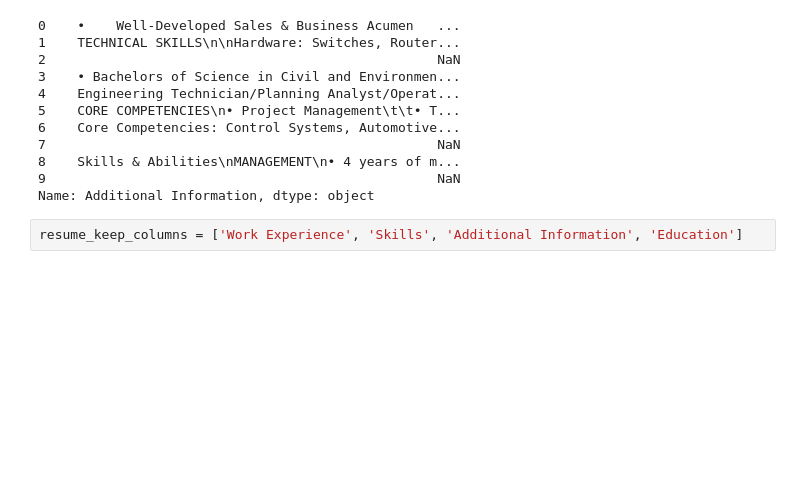
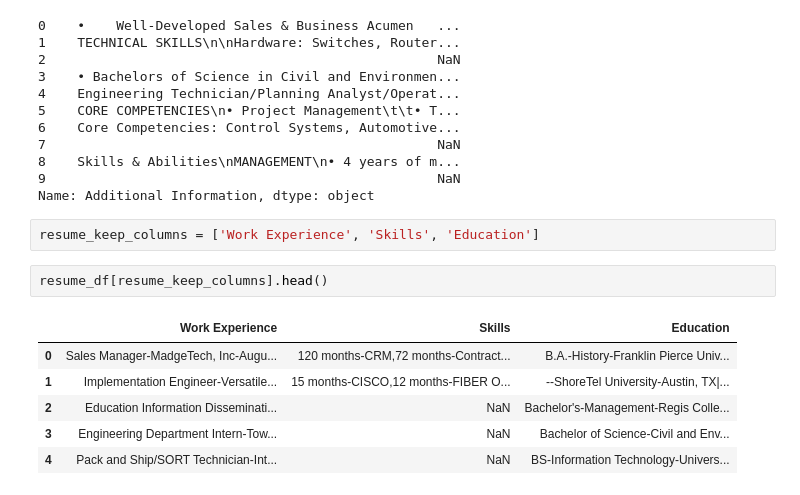
Before and after one commit to wujenny214/F25_NLP_Cross-Domain-Job-Matching, a Jupyter notebook: data_exploration.ipynb, the cells around one changed output. Cells and saved outputs as stored; diff of their text form; blank space fills up the shorter version.

```diff
--- a/data_exploration.ipynb
+++ b/data_exploration.ipynb
@@ -65,4 +65,13 @@ print(resume_df["Additional Information"])
 9                                                  NaN
 Name: Additional Information, dtype: object
 # %%
-resume_keep_columns = ['Work Experience', 'Skills', 'Additional Information', 'Education']
+resume_keep_columns = ['Work Experience', 'Skills', 'Education']
+# %%
+resume_df[resume_keep_columns].head()
+# %% [output]
+|  | Work Experience | Skills | Education |
+| 0 | Sales Manager-MadgeTech, Inc-Augu... | 120 months-CRM,72 months-Contract... | B.A.-History-Franklin Pierce Univ... |
+| 1 | Implementation Engineer-Versatile... | 15 months-CISCO,12 months-FIBER O... | --ShoreTel University-Austin, TX|... |
+| 2 | Education Information Disseminati... | NaN | Bachelor's-Management-Regis Colle... |
+| 3 | Engineering Department Intern-Tow... | NaN | Bachelor of Science-Civil and Env... |
+| 4 | Pack and Ship/SORT Technician-Int... | NaN | BS-Information Technology-Univers... |
```
Also changed, not shown: parts of 4 cells of this notebook.
